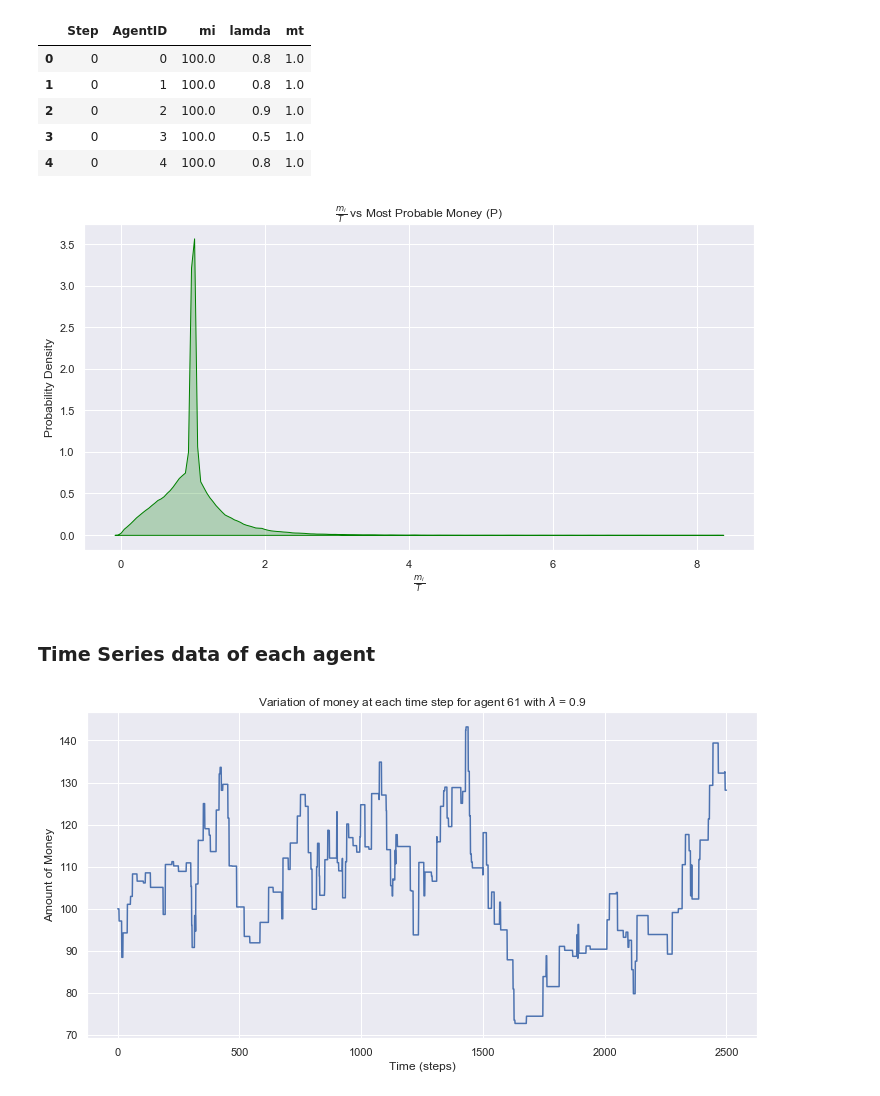
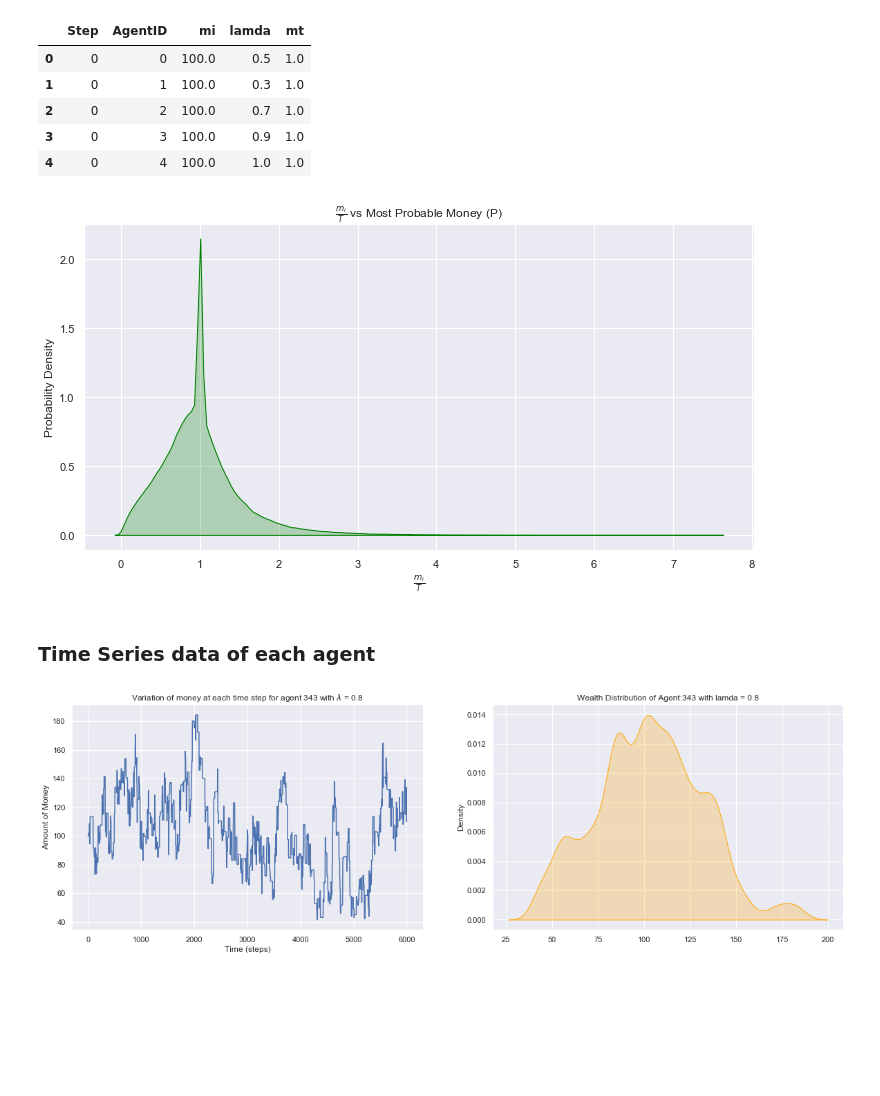
Before and after one commit to namithatresajoppan/GraduationResearchProject, a Jupyter notebook: Heterogenous Agents/Homophily_Network_Version1.ipynb, the cells around one changed output. Drawn from its saved outputs; the diff is of its cells as text; code cells hidden in the pictures; blank space fills up the shorter version.

Commit message:
Version1: Updated for 10000 runs
Including saving propensity 0 and 1

```diff
--- a/Heterogenous Agents/Homophily_Network_Version1.ipynb
+++ b/Heterogenous Agents/Homophily_Network_Version1.ipynb
@@ -57,7 +61,7 @@ class BoltzmannWealthModelNetwork(Model):
 
         self.N = N
         self.num_nodes = num_nodes if num_nodes >= self.N else self.N
-        self.G = nx.nx.barabasi_albert_graph(n=self.num_nodes, m = 10) #n-number of nodes, m-number of edges to attach
+        self.G = nx.nx.barabasi_albert_graph(n=self.num_nodes, m = 20) #n-number of nodes, m-number of edges to attach
                                                                                    # from a new node to existing nodes
 
         self.T = T
@@ -66,7 +70,7 @@ class BoltzmannWealthModelNetwork(Model):
         self.schedule = RandomActivation(self)
         self.datacollector = DataCollector(model_reporters = {'trade': 'trade'},agent_reporters={"mi":'m','lamda':'lamda' })
                                                                                       # 'mi' : lambda _: _.m ?
-        nx.draw(self.G)
+        #nx.draw(self.G)
         list_of_random_nodes = self.random.sample(self.G.nodes(), self.N)
 
         # Create agents
@@ -92,7 +98,7 @@ class BoltzmannWealthModelNetwork(Model):
 N = 500
 num_nodes = 200
 T = 100
-steps = 2500
+steps = 6000
 model = BoltzmannWealthModelNetwork(T,N,num_nodes)
 model.run_model(steps)
 
@@ -105,18 +111,20 @@ Please use `tqdm.notebook.tqdm` instead of `tqdm.tqdm_notebook`
 # %%
 #saving files
-model_df.loc[1:].to_csv("Homophily\Model_Run1.csv")
+file = "Version1\Run_{}Steps".format(steps)
+os.makedirs(file)
+model_df.loc[1:].to_csv(file+"\Model_Run{}Steps.csv".format(steps))
 agent_df['mt'] = agent_df.mi/T
-agent_df.to_csv("Homophily\Agent_Run1.csv")
+agent_df.to_csv(file + "\Agent_Run{}.csv".format(steps))
 # %%
-data = pd.read_csv("Homophily\Agent_Run1.csv")
+data = pd.read_csv(file + "\Agent_Run{}.csv".format(steps))
 data.head()
 # %% [output]
 |  | Step | AgentID | mi | lamda | mt |
-| 0 | 0 | 0 | 100.0 | 0.8 | 1.0 |
-| 1 | 0 | 1 | 100.0 | 0.8 | 1.0 |
-| 2 | 0 | 2 | 100.0 | 0.9 | 1.0 |
-| 3 | 0 | 3 | 100.0 | 0.5 | 1.0 |
-| 4 | 0 | 4 | 100.0 | 0.8 | 1.0 |
+| 0 | 0 | 0 | 100.0 | 0.5 | 1.0 |
+| 1 | 0 | 1 | 100.0 | 0.3 | 1.0 |
+| 2 | 0 | 2 | 100.0 | 0.7 | 1.0 |
+| 3 | 0 | 3 | 100.0 | 0.9 | 1.0 |
+| 4 | 0 | 4 | 100.0 | 1.0 | 1.0 |
 # %%
 sns.set_style("darkgrid")
 sns.set(rc={'figure.figsize':(12,6)})
@@ -124,9 +132,9 @@ sns.kdeplot(data.mt, fill = True, color = 'green')
 plt.xlabel("$\\frac{m_i}{T}$")
 plt.ylabel("Probability Density")
 plt.title("$\\frac{m_i}{T}$ vs Most Probable Money (P)")
-plt.savefig("kdeplot_homophily_run1");
+plt.savefig(file + "\kdeplot_homophily");
 # %% [output]
-[figure, old version]
+[figure, new version]
 # %% [markdown]
 <h3> Time Series data of each agent
 # %%
@@ -136,11 +144,14 @@ money = (data.loc[data['AgentID']==agent, 'mi'].reset_index(drop = True)).to_num
 lamda = data.loc[data['AgentID'] == agent, 'lamda'].reset_index(drop = True)[0]
 # %%
 sns.set_style("darkgrid")
-sns.set(rc={'figure.figsize':(12,6)})
-plt.plot(time[0:5999],money[0:5999])
-plt.title("Variation of money at each time step for agent {} with $\lambda$ = {}".format(agent,lamda))
-plt.xlabel("Time (steps)")
-plt.ylabel("Amount of Money")
-plt.savefig("TimeSeries_Lamda{}_Agent{}.png".format(lamda,agent))
+sns.set(rc={'figure.figsize':(20,6)})
+fig, (ax1, ax2) = plt.subplots(nrows = 1,ncols = 2)
+ax1.plot(time,money)
+ax1.set_title("Variation of money at each time step for agent {} with $\lambda$ = {}".format(agent,lamda))
+ax1.set_xlabel("Time (steps)")
+ax1.set_ylabel("Amount of Money")
+sns.kdeplot(money, fill =True, color = 'orange', ax = ax2)
+ax2.set_title("Wealth Distribution of Agent:{} with lamda = {}".format(agent, lamda))
+plt.savefig(file +"\WealthDist_agent{}".format(agent))
 # %% [output]
-[figure, old version]
+[figure, new version]
```
Also changed, not shown: parts of 17 cells of this notebook.
